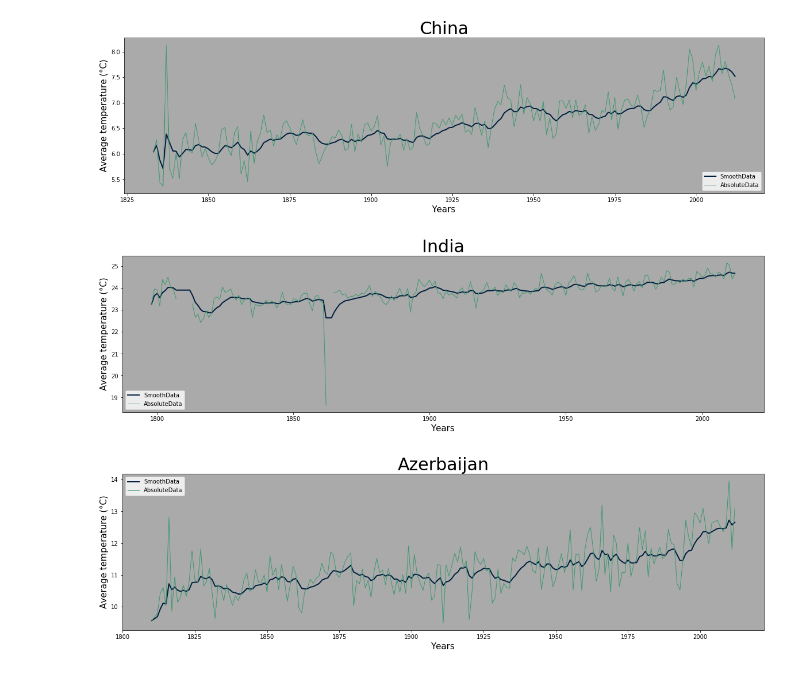
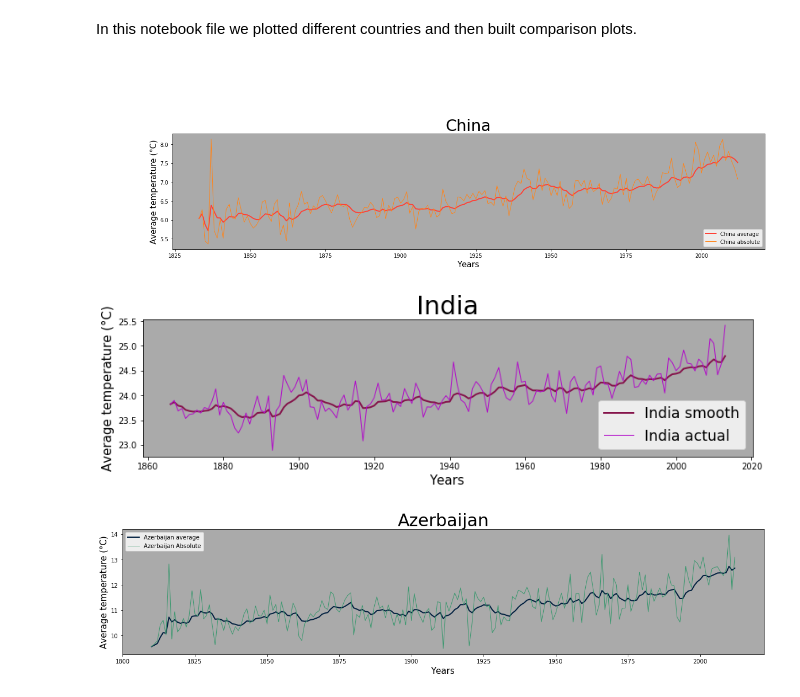
Before and after one commit to TL114/DataScience19, a Jupyter notebook: China.ipynb, the cells around one changed output. Cells and saved outputs as stored; diff of their text form; code cells hidden in the pictures.

```diff
--- a/China.ipynb
+++ b/China.ipynb
@@ -1,63 +1,66 @@
 # %%
 import pandas as pd
 import matplotlib.pyplot as plt
+# %% [markdown]
+In this notebook file we plotted different countries and then built comparison plots.
 # %%
 df = pd.read_csv("GlobalLandTemperaturesByCountry11.csv", index_col=0, header=0,  parse_dates=True, squeeze=True)
 china1=df[(df.Country == 'China')]
 china=china1.drop("AverageTemperatureUncertainty", axis=1)
 data_chi_year1 = china.groupby([china.index.year]).mean()
 data_chi_year=data_chi_year1[12:193]
-data_smooth=data_chi_year.ewm(com=5).mean()
-plt.figure(figsize=(20,5),facecolor=None)
+data_smooth_chi=data_chi_year.ewm(com=5).mean()
+plt.figure(figsize=(20,4),facecolor="white")
 ax=plt.axes()
 plt.xlabel('Years', fontsize=15)
 plt.ylabel('Average temperature (°C)', fontsize=15)
 ax.set_facecolor("#AAAAAA")
-plt.plot(data_smooth,"#001f3f",linewidth=2,label="SmoothData")
-plt.plot(data_chi_year,"#3D9970" ,linewidth=1,label="AbsoluteData")
+plt.plot(data_smooth_chi,"#FF4136",linewidth=2,label="China average")
+plt.plot(data_chi_year,"#FF851B" ,linewidth=1,label="China absolute")
 plt.legend()
 plt.title('China', fontsize=30)
 plt.savefig('China', dpi=500)
+ax.annotate("Some explanation",xy=(1800,10))
 plt.show()
 # %% [output]
-[figure, old version]
+[figure, new version]
 # %%
 df = pd.read_csv("GlobalLandTemperaturesByCountry11.csv", index_col=0, header=0,  parse_dates=True, squeeze=True)
 india1=df[(df.Country == 'India')]
 india=india1.drop("AverageTemperatureUncertainty", axis=1)
 data_ind_year1 = india.groupby([india.index.year]).mean()
-data_ind_year=data_ind_year1[2:217]
-data_smooth=data_ind_year.ewm(com=5).mean()
-plt.figure(figsize=(20,5),facecolor=None)
+data_ind_year=data_ind_year1[70::]
+data_smooth_ind=data_ind_year.ewm(com=5).mean()
+plt.figure(figsize=(13,3),facecolor="white")
 ax=plt.axes()
 plt.xlabel('Years', fontsize=15)
 plt.ylabel('Average temperature (°C)', fontsize=15)
 ax.set_facecolor("#AAAAAA")
-plt.plot(data_smooth,"#001f3f",linewidth=2,label="SmoothData")
-plt.plot(data_ind_year,"#3D9970" ,linewidth=1,label="AbsoluteData")
-plt.legend()
+plt.plot(data_smooth_ind,"#85144b",linewidth=2,label="India smooth")
+plt.plot(data_ind_year,"#B10DC9" ,linewidth=1,label="India actual")
+plt.legend(fontsize="xx-large")
 plt.title('India', fontsize=30)
 plt.savefig('India', dpi=500)
 plt.show()
 # %% [output]
-[figure, old version]
+[figure, new version]
 # %%
 df = pd.read_csv("GlobalLandTemperaturesByCountry11.csv", index_col=0, header=0,  parse_dates=True, squeeze=True)
 azerbaijan=df[(df.Country == 'Azerbaijan')]
 aze=azerbaijan.drop("AverageTemperatureUncertainty", axis=1)
 data_aze_year1 = aze.groupby([aze.index.year]).mean()
 data_aze_year=data_aze_year1[2:205]
-data_smooth=data_aze_year.ewm(com=5).mean()
-plt.figure(figsize=(20,5),facecolor=None)
+data_smooth_aze=data_aze_year.ewm(com=5).mean()
+plt.figure(figsize=(20,4),facecolor="white")
 ax=plt.axes()
 plt.xlabel('Years',fontsize=15)
 plt.ylabel('Average temperature (°C)',fontsize=15)
 ax.set_facecolor("#AAAAAA")
-plt.plot(data_smooth,"#001f3f",linewidth=2,label="SmoothData")
-plt.plot(data_aze_year,"#3D9970" ,linewidth=1,label="AbsoluteData")
+plt.plot(data_smooth_aze,"#001f3f",linewidth=2,label="Azerbaijan average")
+plt.plot(data_aze_year,"#3D9970" ,linewidth=1,label="Azerbaijan Absolute")
 plt.legend()
 plt.title('Azerbaijan', fontsize=30)
 plt.savefig('Azerbaijan', dpi=500)
 plt.show()
 # %% [output]
-[figure, old version]
+[figure, new version]
```
Also changed, not shown: parts of 4 cells of this notebook, 10 other files.
